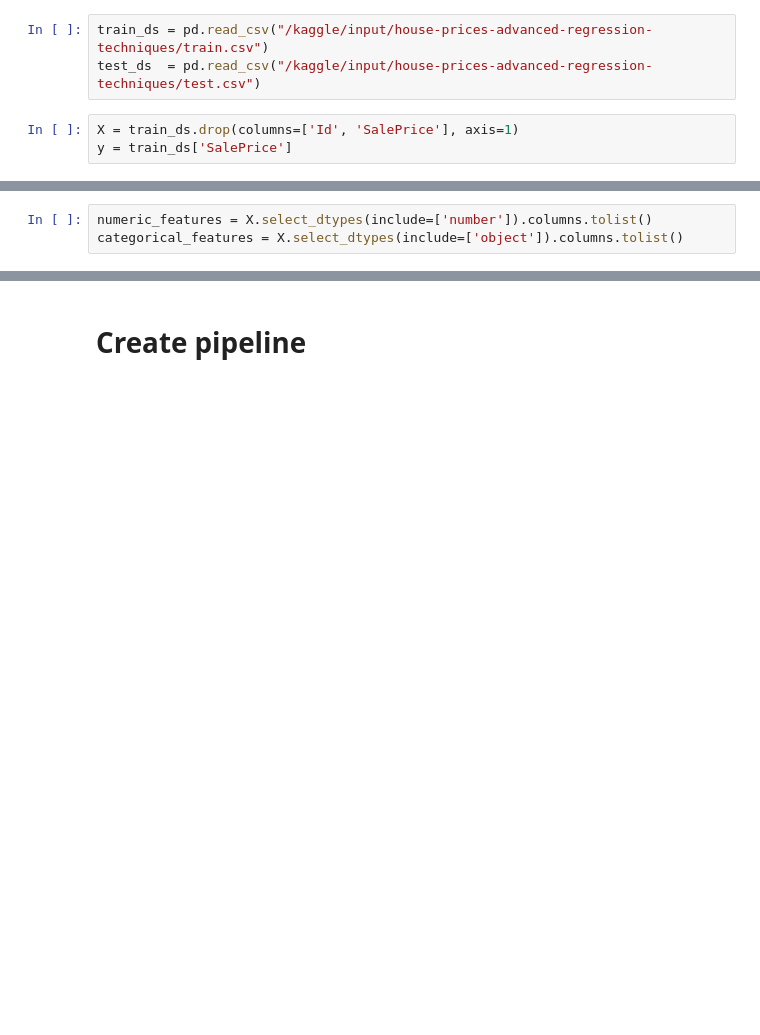
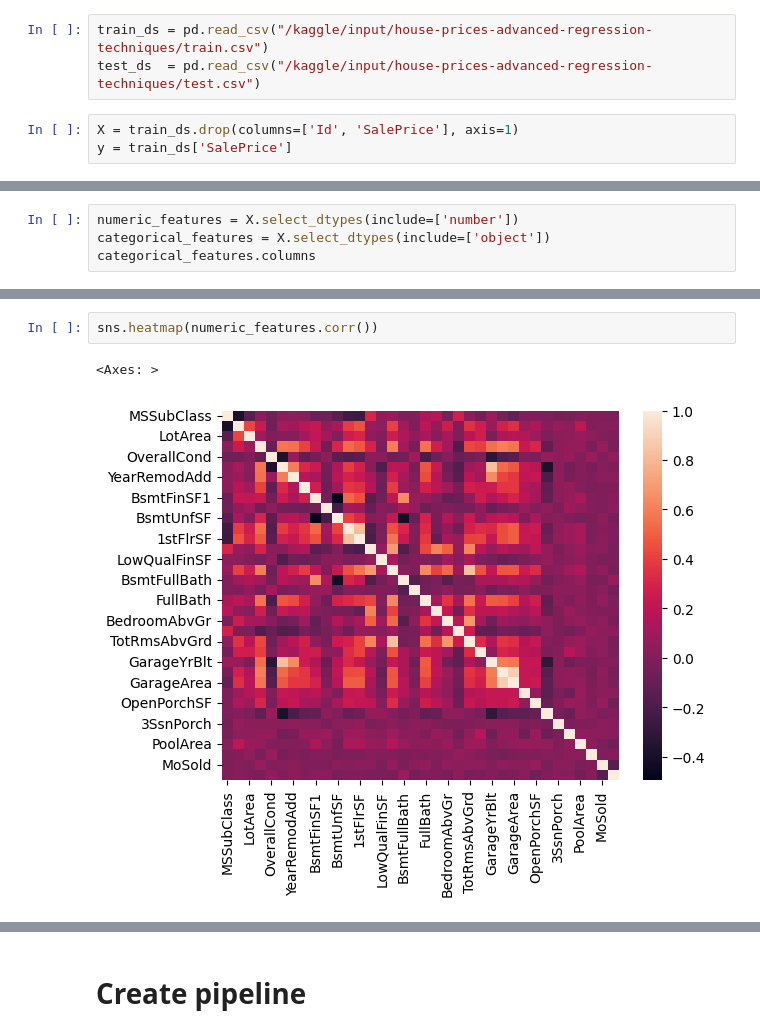
Before and after one commit to jhtkoo0426/kaggle-competitions, a Jupyter notebook: house-price-predictions-ft-catboostregressor.ipynb, the cells around one changed output, grey strips where cells are left out. Drawn from its saved outputs; the diff is of its cells as text; blank space fills up the shorter version.

```diff
--- a/house-price-predictions-ft-catboostregressor.ipynb
+++ b/house-price-predictions-ft-catboostregressor.ipynb
@@ -22,3 +45,4 @@ Identify numeric and categorical features dynamically
 # %%
-numeric_features = X.select_dtypes(include=['number']).columns.tolist()
-categorical_features = X.select_dtypes(include=['object']).columns.tolist()
+numeric_features = X.select_dtypes(include=['number'])
+categorical_features = X.select_dtypes(include=['object'])
+categorical_features.columns
@@ -24,0 +60,5 @@ categorical_features = X.select_dtypes(include=['object']).columns.tolist()
+# %%
+sns.heatmap(numeric_features.corr())
+# %% [output]
+<Axes: >
+[figure, added]
```
Also changed, not shown: parts of 19 cells of this notebook.
